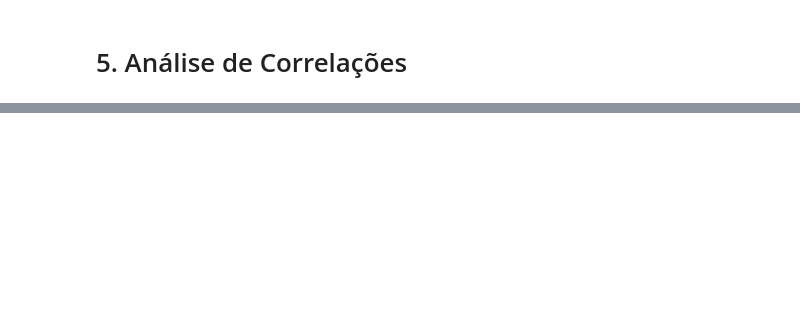
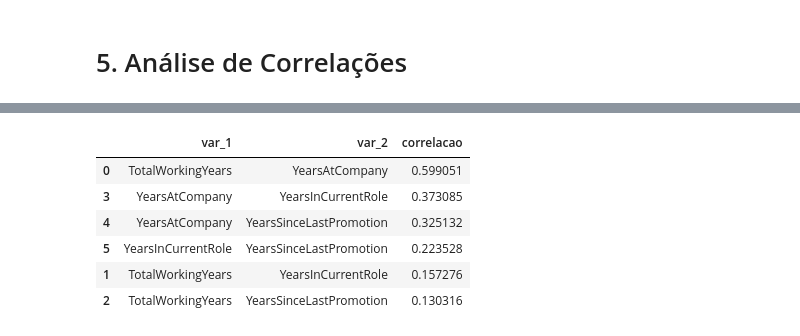
Before and after one commit to JonasGX/model-techcorp-attrition, a Jupyter notebook: notebooks/01_EDA.ipynb, the cells around one changed output, grey strips where cells are left out. Drawn from its saved outputs; the diff is of its cells as text; code cells hidden in the pictures; blank space fills up the shorter version.

```diff
--- a/notebooks/01_EDA.ipynb
+++ b/notebooks/01_EDA.ipynb
@@ -465,32 +640,5 @@ analise_variaveis_ordinais(df_sample, df_eda, num_ordinais)
 # %% [markdown]
 ## 3.3 - Distribuição das Variáveis Categóricas
-# %%
-fig, axes = plt.subplots(len(cat_cols), 2, figsize=(14, len(cat_cols) * 3.5))
-
-for i, col in enumerate(cat_cols):
-    # --- Gráfico 1: Contagem absoluta ---
-    sns.countplot(data=df_sample, x=col, hue='Attrition',
-                  ax=axes[i, 0], palette={'No': '#2ecc71', 'Yes': '#e74c3c'})
-    axes[i, 0].set_title(f'{col} — Contagem Absoluta')
-    axes[i, 0].tick_params(axis='x', rotation=30)
-
-    # --- Gráfico 2: Taxa de Attrition por categoria ---
-    prop = (df_eda.groupby(col)['AttritionFlag']
-            .mean()
-            .sort_values(ascending=False)
-            .reset_index())
-    sns.barplot(data=prop, x=col, y='AttritionFlag',
-                ax=axes[i, 1], color='#e74c3c')
-    axes[i, 1].set_title(f'{col} — % de Attrition por categoria')
-    axes[i, 1].set_ylabel('Taxa de Attrition')
-    axes[i, 1].tick_params(axis='x', rotation=30)
-    axes[i, 1].axhline(df_eda['AttritionFlag'].mean(), color='gray',
-                        linestyle='--', linewidth=1, label='Média geral')
-    axes[i, 1].legend()
-
-plt.tight_layout()
-plt.savefig('../reports/distribuicao_variaveis_categoricas.png', dpi=150, bbox_inches='tight')
-plt.show()
 # %%
 import os
 import matplotlib.pyplot as plt
@@ -683,0 +919,25 @@ Name: AttritionFlag, dtype: float64
+# %%
+def high_corr_pairs(corr_matrix, threshold=0.70):
+    pairs = []
+    cols = corr_matrix.columns
+    for i in range(len(cols)):
+        for j in range(i + 1, len(cols)):
+            corr_value = corr_matrix.iloc[i, j]
+            if abs(corr_value) >= threshold:
+                pairs.append({
+                    "var_1": cols[i],
+                    "var_2": cols[j],
+                    "correlacao": corr_value
+                })
+    return pd.DataFrame(pairs).sort_values("correlacao", key=lambda s: s.abs(), ascending=False)
+
+vars_correlacao = num_continuas + num_ordinais
+high_corr_pairs(df_eda[vars_correlacao].corr(method="spearman"), threshold=0.10)
+# %% [output]
+|  | var_1 | var_2 | correlacao |
+| 0 | TotalWorkingYears | YearsAtCompany | 0.599051 |
+| 3 | YearsAtCompany | YearsInCurrentRole | 0.373085 |
+| 4 | YearsAtCompany | YearsSinceLastPromotion | 0.325132 |
+| 5 | YearsInCurrentRole | YearsSinceLastPromotion | 0.223528 |
+| 1 | TotalWorkingYears | YearsInCurrentRole | 0.157276 |
+| 2 | TotalWorkingYears | YearsSinceLastPromotion | 0.130316 |
```
Also changed, not shown: parts of 19 cells of this notebook, 1 other file.
